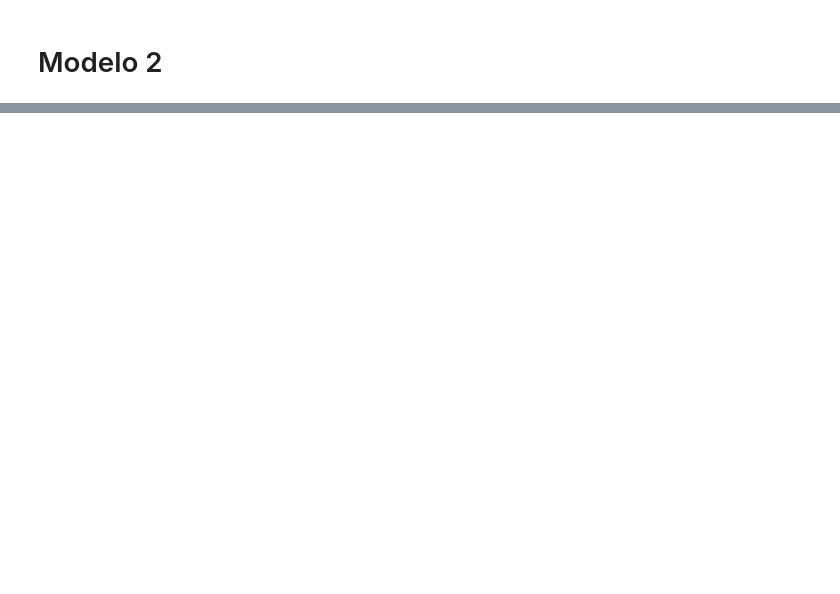
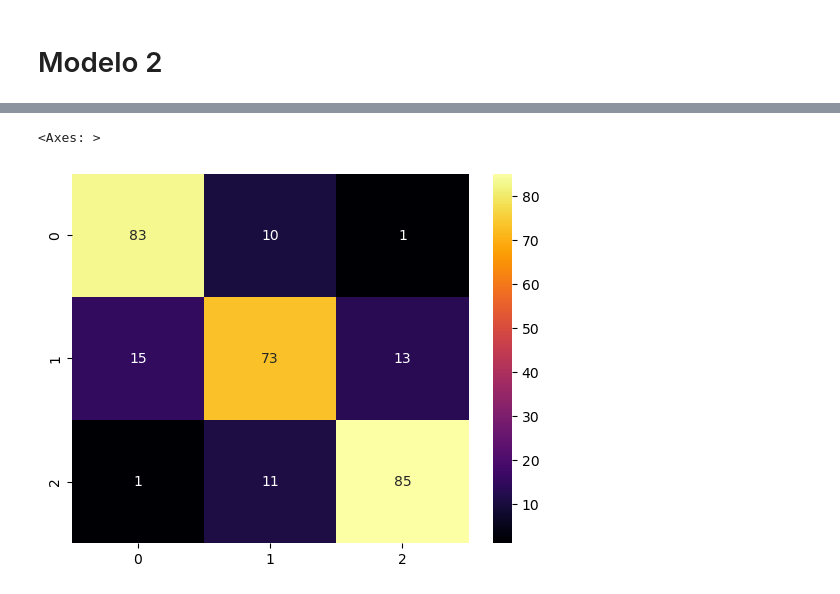
Before and after one commit to esco1729/HT08, a Jupyter notebook: HT8 Redes neuronales.ipynb, the cells around one changed output, grey strips where cells are left out. Saved outputs shown, nothing was run; the diff lists cells and outputs as text; code cells hidden in the pictures; blank space fills up the shorter version.

Commit message:
+ nueva capa modelo 2

```diff
--- a/HT8 Redes neuronales.ipynb
+++ b/HT8 Redes neuronales.ipynb
@@ -140,15 +140,24 @@ model = Sequential()
 model.add(Dense(512, input_shape=(X_train.shape[1],)))
 model.add(LeakyReLU(alpha=0.05))
 model.add(BatchNormalization())
-model.add(Dropout(0.2))
+model.add(Dropout(0.5))
+
 model.add(Dense(256))
 model.add(LeakyReLU(alpha=0.05))
 model.add(BatchNormalization())
-model.add(Dropout(0.2))
+model.add(Dropout(0.5))
+
 model.add(Dense(128))
 model.add(LeakyReLU(alpha=0.05))
 model.add(BatchNormalization())
-model.add(Dropout(0.2))
+model.add(Dropout(0.5))
+
+
+model.add(Dense(64))
+model.add(LeakyReLU(alpha=0.05))
+model.add(BatchNormalization())
+model.add(Dropout(0.5))
+
 model.add(Dense(3, activation='softmax'))  # Cambio para clasificación multiclase
 model.compile(optimizer='adam', loss='sparse_categorical_crossentropy', metrics=['accuracy'])
 # %%
@@ -196,0 +206,5 @@ weighted avg       0.78      0.79      0.79       292
+# %%
+sns.heatmap(cm,annot=True,cmap="inferno")
+# %% [output]
+<Axes: >
+[figure, added]
```
Also changed, not shown: parts of 6 cells of this notebook.
